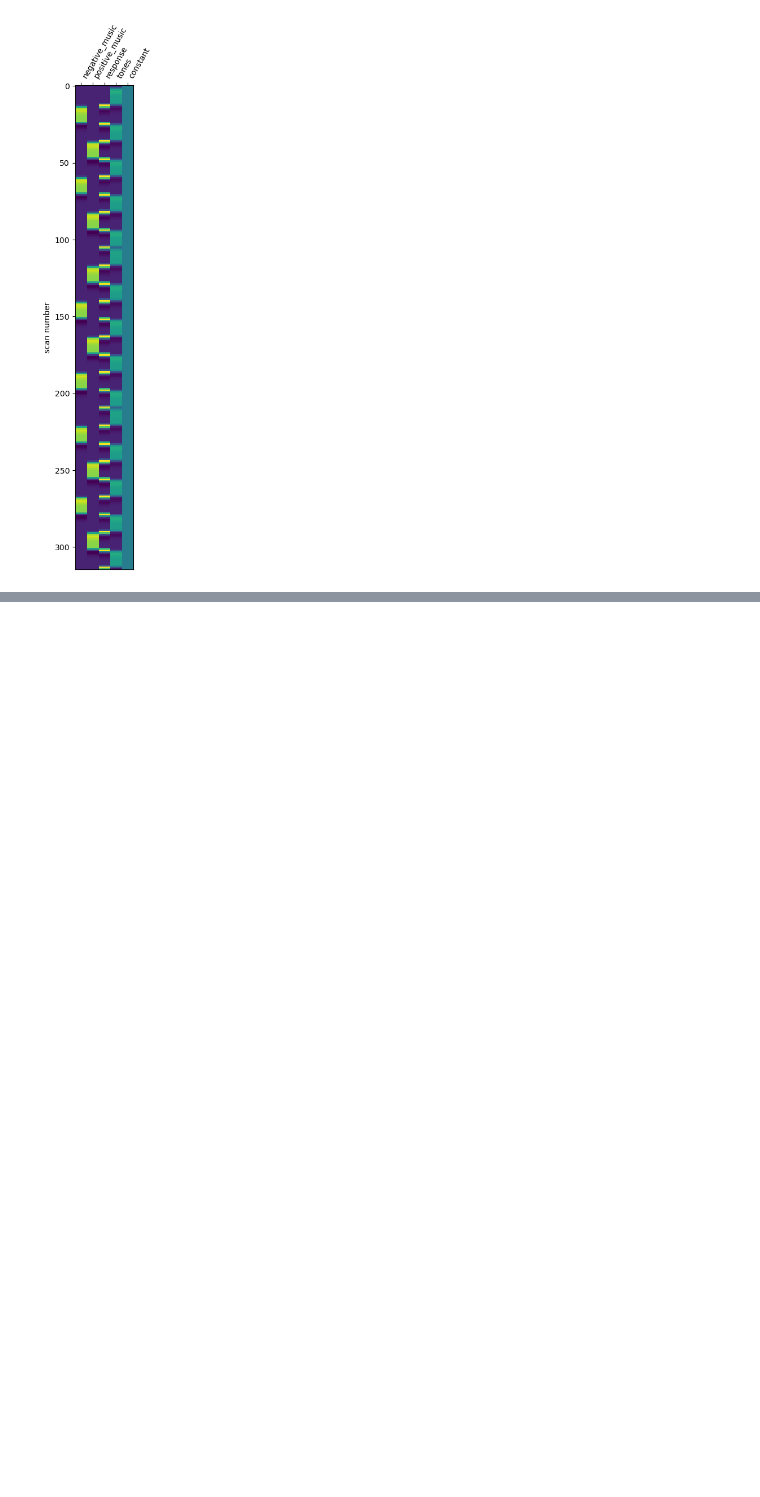
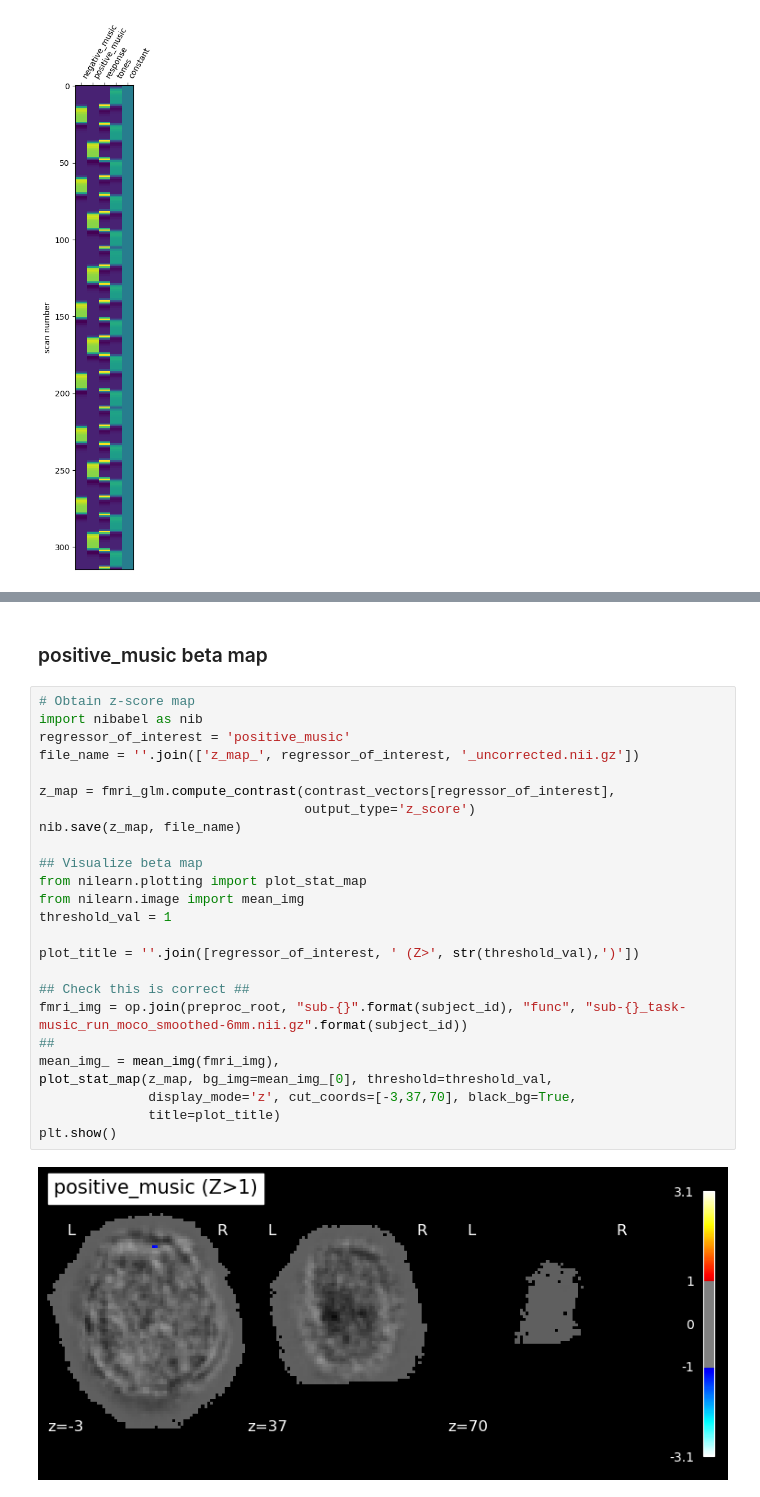
Before and after one commit to Ayphoss/NX-422, a Jupyter notebook: Miniproject-1.ipynb, the cells around one changed output, grey strips where cells are left out. Drawn from its saved outputs; the diff is of its cells as text; blank space fills up the shorter version.

Commit message:
added glm (with weird fuzzy image

```diff
--- a/Miniproject-1.ipynb
+++ b/Miniproject-1.ipynb
@@ -520,0 +535,29 @@ plt.show()
+# %% [markdown]
+### positive_music beta map
+# %%
+# Obtain z-score map
+import nibabel as nib
+regressor_of_interest = 'positive_music'
+file_name = ''.join(['z_map_', regressor_of_interest, '_uncorrected.nii.gz'])
+
+z_map = fmri_glm.compute_contrast(contrast_vectors[regressor_of_interest],
+                                  output_type='z_score')
+nib.save(z_map, file_name)
+
+## Visualize beta map
+from nilearn.plotting import plot_stat_map
+from nilearn.image import mean_img
+threshold_val = 1
+
+plot_title = ''.join([regressor_of_interest, ' (Z>', str(threshold_val),')'])
+
+## Check this is correct ##
+fmri_img = op.join(preproc_root, "sub-{}".format(subject_id), "func", "sub-{}_task-music_run_moco_smoothed-6mm.nii.gz".format(subject_id))
+##
+mean_img_ = mean_img(fmri_img),
+plot_stat_map(z_map, bg_img=mean_img_[0], threshold=threshold_val,
+              display_mode='z', cut_coords=[-3,37,70], black_bg=True,
+              title=plot_title)
+plt.show()
+# %% [output]
+[figure, added]
```
Also changed, not shown: parts of 22 cells of this notebook, 4 other files.
